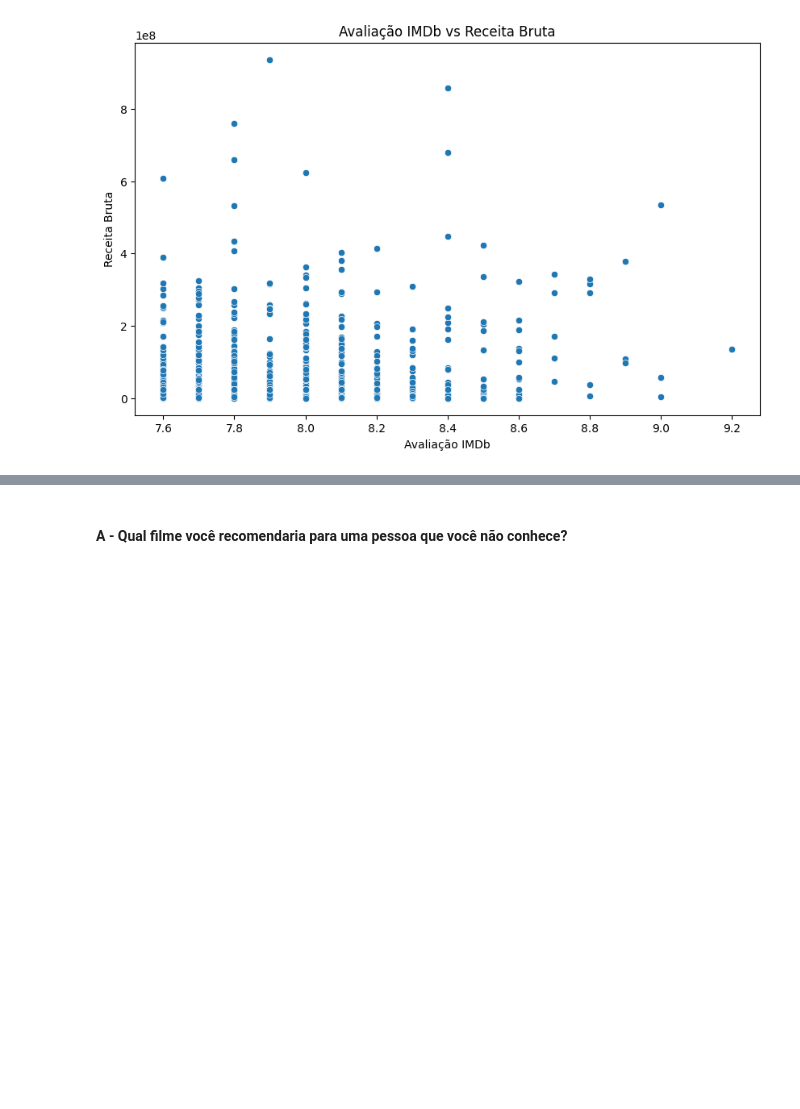
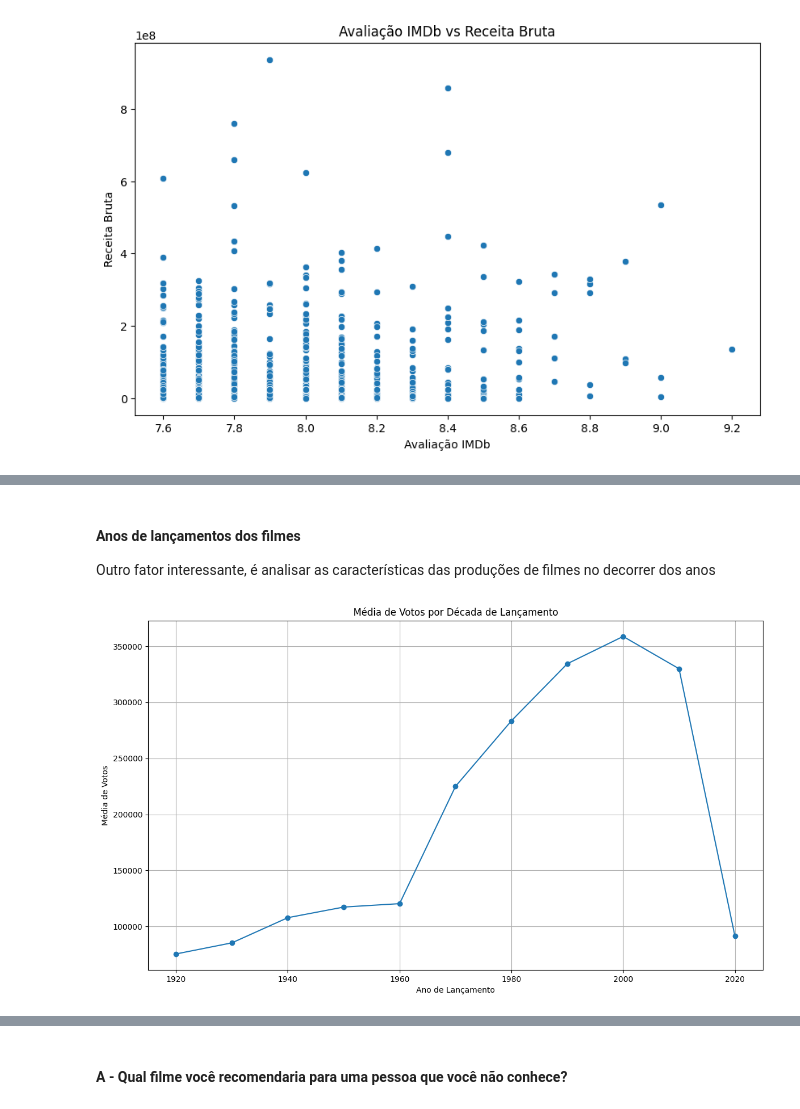
Before and after one commit to Ruann-01/LH_CD_RUANN_CAMPOS_DE_CASTRO_FARRAPO, a Jupyter notebook: Notebook_EDA.ipynb, the cells around one changed output, grey strips where cells are left out. Cells and saved outputs as stored; diff of their text form; code cells hidden in the pictures; blank space fills up the shorter version.

```diff
--- a/Notebook_EDA.ipynb
+++ b/Notebook_EDA.ipynb
@@ -232,0 +217,20 @@ Podemos perceber que, filmes com as melhores avaliações, em sua maioria, não
+# %% [markdown]
+#### Anos de lançamentos dos filmes
+Outro fator interessante, é analisar as características das produções de filmes no decorrer dos anos
+# %%
+# Calcular a média de votos por ano de lançamento
+avg_votes_per_year = df.groupby('Released_Year')['No_of_Votes'].mean()
+
+# Agrupar os dados por década
+avg_votes_per_decade = avg_votes_per_year.groupby((avg_votes_per_year.index // 10) * 10).mean()
+
+# Criar o gráfico de linha
+plt.figure(figsize=(14, 8))
+plt.plot(avg_votes_per_decade.index, avg_votes_per_decade.values, marker='o')
+plt.title('Média de Votos por Década de Lançamento')
+plt.xlabel('Ano de Lançamento')
+plt.ylabel('Média de Votos')
+plt.grid(True)
+plt.show()
+# %% [output]
+[figure, added]
```
Also changed, not shown: parts of 22 cells of this notebook, 1 other file.
